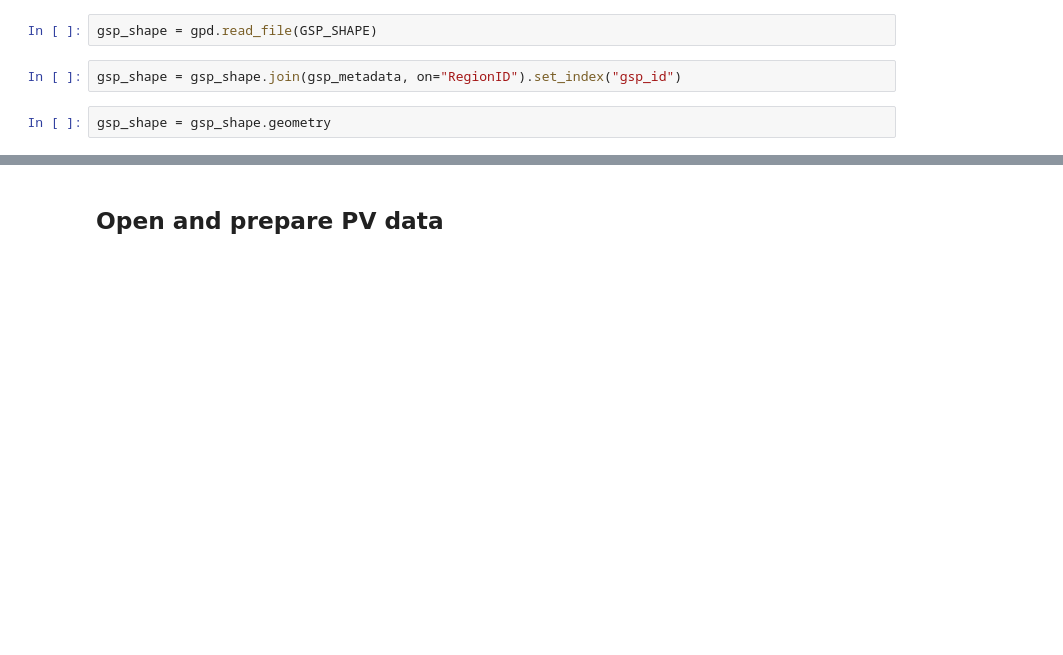
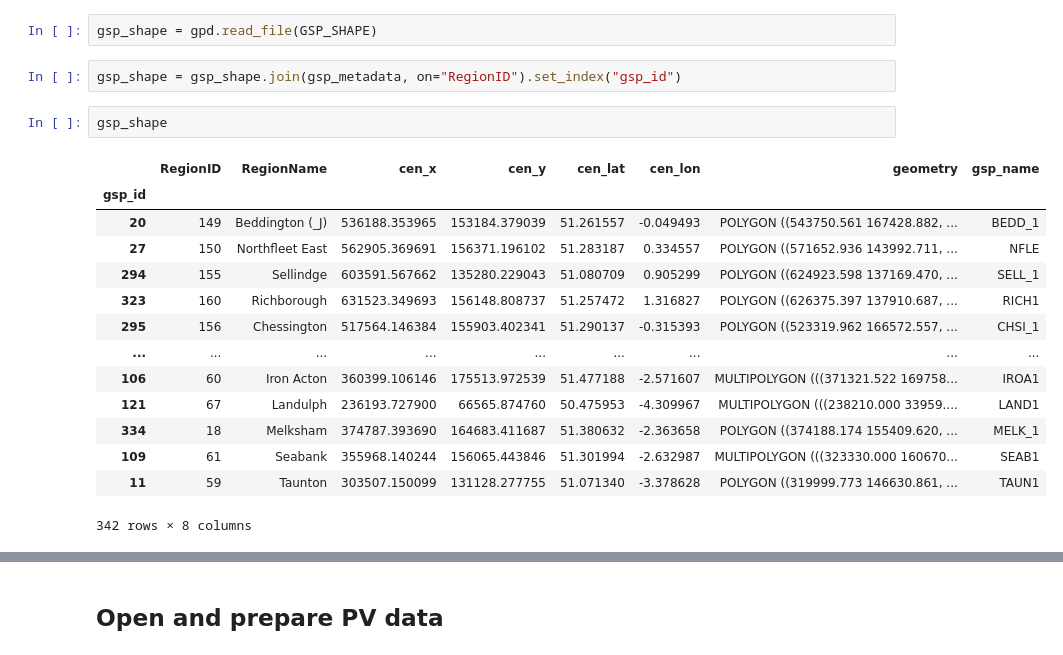
Before and after one commit to openclimatefix/nowcasting_utils, a Jupyter notebook: notebooks/animated_plot_of_satellite_and_pv_and_gsp_and_nwp.ipynb, the cells around one changed output, grey strips where cells are left out. Drawn from its saved outputs; the diff is of its cells as text; blank space fills up the shorter version.

```diff
--- a/notebooks/animated_plot_of_satellite_and_pv_and_gsp_and_nwp.ipynb
+++ b/notebooks/animated_plot_of_satellite_and_pv_and_gsp_and_nwp.ipynb
@@ -136,8 +142,23 @@ gsp_metadata = pd.read_csv(GSP_METADATA, usecols=["gsp_id", "region_id"]).dropna
 gsp_shape = gpd.read_file(GSP_SHAPE)
 # %%
 gsp_shape = gsp_shape.join(gsp_metadata, on="RegionID").set_index("gsp_id")
-# %%
-gsp_shape = gsp_shape.geometry
+# %%
+gsp_shape
+# %% [output]
+|  | RegionID | RegionName | cen_x | cen_y | cen_lat | cen_lon | geometry | gsp_name |
+| gsp_id |  |  |  |  |  |  |  |  |
+| 20 | 149 | Beddington (_J) | 536188.353965 | 153184.379039 | 51.261557 | -0.049493 | POLYGON ((543750.561 167428.882, ... | BEDD_1 |
+| 27 | 150 | Northfleet East | 562905.369691 | 156371.196102 | 51.283187 | 0.334557 | POLYGON ((571652.936 143992.711, ... | NFLE |
+| 294 | 155 | Sellindge | 603591.567662 | 135280.229043 | 51.080709 | 0.905299 | POLYGON ((624923.598 137169.470, ... | SELL_1 |
+| 323 | 160 | Richborough | 631523.349693 | 156148.808737 | 51.257472 | 1.316827 | POLYGON ((626375.397 137910.687, ... | RICH1 |
+| 295 | 156 | Chessington | 517564.146384 | 155903.402341 | 51.290137 | -0.315393 | POLYGON ((523319.962 166572.557, ... | CHSI_1 |
+| ... | ... | ... | ... | ... | ... | ... | ... | ... |
+| 106 | 60 | Iron Acton | 360399.106146 | 175513.972539 | 51.477188 | -2.571607 | MULTIPOLYGON (((371321.522 169758... | IROA1 |
+| 121 | 67 | Landulph | 236193.727900 | 66565.874760 | 50.475953 | -4.309967 | MULTIPOLYGON (((238210.000 33959.... | LAND1 |
+| 334 | 18 | Melksham | 374787.393690 | 164683.411687 | 51.380632 | -2.363658 | POLYGON ((374188.174 155409.620, ... | MELK_1 |
+| 109 | 61 | Seabank | 355968.140244 | 156065.443846 | 51.301994 | -2.632987 | MULTIPOLYGON (((323330.000 160670... | SEAB1 |
+| 11 | 59 | Taunton | 303507.150099 | 131128.277755 | 51.071340 | -3.378628 | POLYGON ((319999.773 146630.861, ... | TAUN1 |
+342 rows × 8 columns
 # %%
 # Four GSP IDs have multiple shapes. Merge those shapes
 duplicated_gsp_ids = gsp_shape.index[gsp_shape.index.duplicated()]
```
Also changed, not shown: parts of 38 cells of this notebook.
